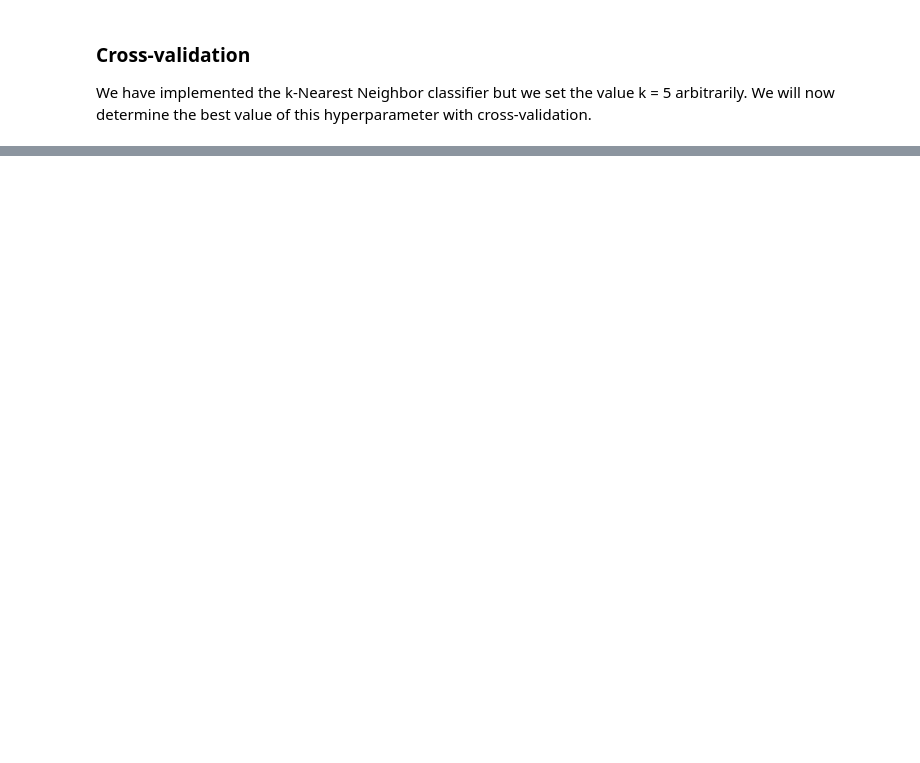
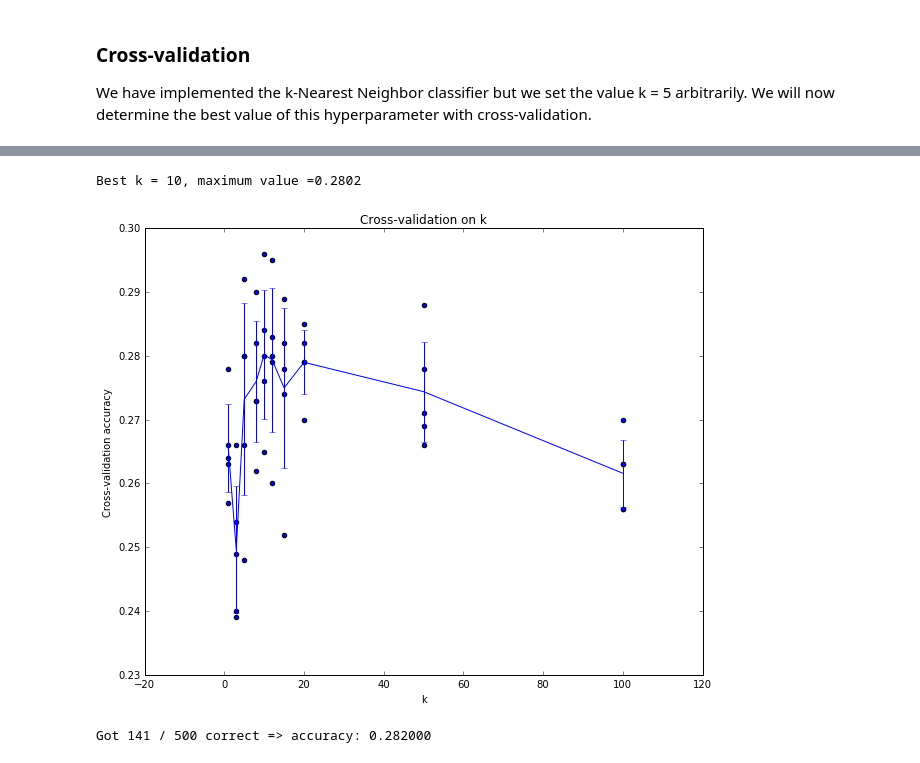
Before and after one commit to machinelearningnanodegree/stanford-cs231, a Jupyter notebook: solutions/levin/assignment1/knn.ipynb, the cells around one changed output, grey strips where cells are left out. Drawn from its saved outputs; the diff is of its cells as text; code cells hidden in the pictures; blank space fills up the shorter version.

Commit message:
cross validation on knn implementation

```diff
--- a/solutions/levin/assignment1/knn.ipynb
+++ b/solutions/levin/assignment1/knn.ipynb
@@ -195,7 +224,17 @@ y_train_folds = []
 # y_train_folds[i] is the label vector for the points in X_train_folds[i].     #
 # Hint: Look up the numpy array_split function.                                #
 ################################################################################
-pass
+from sklearn.cross_validation import KFold
+X_val_folds = []
+y_val_folds = []
+kf = KFold(y_train.shape[0], n_folds=num_folds)
+for train_index, val_index in kf:
+    X_train_fold, X_val_fold = X_train[train_index], X_train[val_index]
+    y_train_fold, y_val_fold = y_train[train_index], y_train[val_index]
+    X_train_folds.append(X_train_fold)
+    y_train_folds.append(y_train_fold)
+    X_val_folds.append(X_val_fold)
+    y_val_folds.append(y_val_fold)
 ################################################################################
 #                                 END OF YOUR CODE                             #
 ################################################################################
@@ -215,7 +254,20 @@ k_to_accuracies = {}
 # last fold as a validation set. Store the accuracies for all fold and all     #
 # values of k in the k_to_accuracies dictionary.                               #
 ################################################################################
-pass
+k_to_accuracies = {}
+classifier = KNearestNeighbor()
+for k in k_choices:
+    for n_fold in range(num_folds):
+        classifier.train(X_train_folds[n_fold], y_train_folds[n_fold])
+        dists = classifier.compute_distances_no_loops(X_val_folds[n_fold])
+        y_val_pred = classifier.predict_labels(dists, k=k)
+        num_correct = np.sum(y_val_pred == y_val_folds[n_fold])
+        accuracy = float(num_correct) / y_val_folds[n_fold].shape[0]
+        if not k in k_to_accuracies:
+            k_to_accuracies[k] = []
+        k_to_accuracies[k].append(accuracy)
+        print "k = {}".format(k)
+        print 'Got %d / %d correct => accuracy: %f' % (num_correct, y_val_folds[n_fold].shape[0], accuracy)
 ################################################################################
 #                                 END OF YOUR CODE                             #
 ################################################################################
@@ -227,22 +297,27 @@ for k in sorted(k_to_accuracies):
 # %%
 # plot the raw observations
 for k in k_choices:
   accuracies = k_to_accuracies[k]
   plt.scatter([k] * len(accuracies), accuracies)
 
 # plot the trend line with error bars that correspond to standard deviation
 accuracies_mean = np.array([np.mean(v) for k,v in sorted(k_to_accuracies.items())])
 accuracies_std = np.array([np.std(v) for k,v in sorted(k_to_accuracies.items())])
 plt.errorbar(k_choices, accuracies_mean, yerr=accuracies_std)
 plt.title('Cross-validation on k')
 plt.xlabel('k')
 plt.ylabel('Cross-validation accuracy')
+max_index = np.argmax(accuracies_mean)
+print "Best k = {}, maximum value ={}".format(k_choices[max_index], accuracies_mean[max_index])
 plt.show()
+# %% [output]
+Best k = 10, maximum value =0.2802
+[figure, added]
 # %%
 # Based on the cross-validation results above, choose the best value for k,
 # retrain the classifier using all the training data, and test it on the test
 # data. You should be able to get above 28% accuracy on the test data.
-best_k = 1
+best_k = 10
 
 classifier = KNearestNeighbor()
 classifier.train(X_train, y_train)
@@ -252,3 +327,5 @@ y_test_pred = classifier.predict(X_test, k=best_k)
 num_correct = np.sum(y_test_pred == y_test)
 accuracy = float(num_correct) / num_test
 print 'Got %d / %d correct => accuracy: %f' % (num_correct, num_test, accuracy)
+# %% [output]
+Got 141 / 500 correct => accuracy: 0.282000
```
Also changed, not shown: parts of 12 cells of this notebook, 1 other file.
